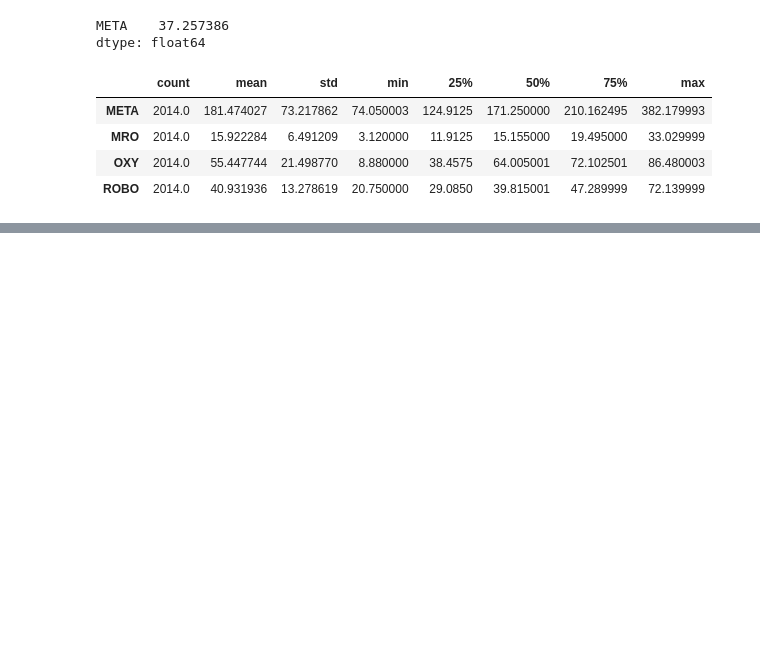
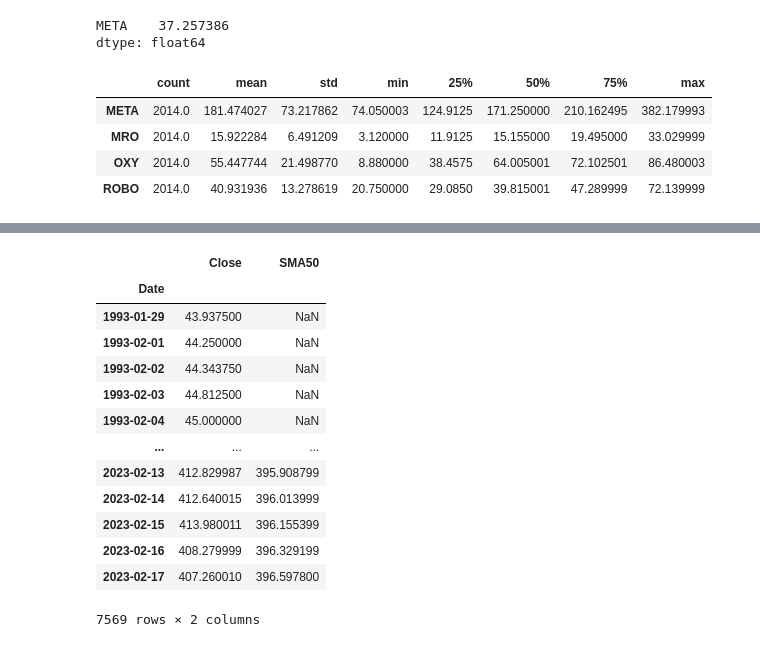
Before and after one commit to UditKarth/Quant, a Jupyter notebook: Algorithmic Trading Python.ipynb, the cells around one changed output, grey strips where cells are left out. Drawn from its saved outputs; the diff is of its cells as text; code cells hidden in the pictures; blank space fills up the shorter version.

```diff
--- a/Algorithmic Trading Python.ipynb
+++ b/Algorithmic Trading Python.ipynb
@@ -637,0 +730,19 @@ plt.show()
+# %%
+spy["SMA50"] = spy.rolling(window=50, min_periods = 50).mean()
+# %%
+spy
+# %% [output]
+|  | Close | SMA50 |
+| Date |  |  |
+| 1993-01-29 | 43.937500 | NaN |
+| 1993-02-01 | 44.250000 | NaN |
+| 1993-02-02 | 44.343750 | NaN |
+| 1993-02-03 | 44.812500 | NaN |
+| 1993-02-04 | 45.000000 | NaN |
+| ... | ... | ... |
+| 2023-02-13 | 412.829987 | 395.908799 |
+| 2023-02-14 | 412.640015 | 396.013999 |
+| 2023-02-15 | 413.980011 | 396.155399 |
+| 2023-02-16 | 408.279999 | 396.329199 |
+| 2023-02-17 | 407.260010 | 396.597800 |
+7569 rows × 2 columns
```
Also changed, not shown: parts of 46 cells of this notebook.
